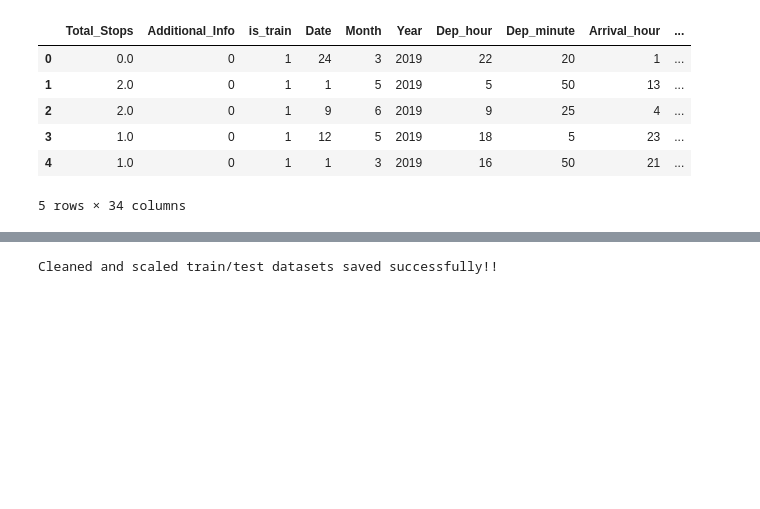
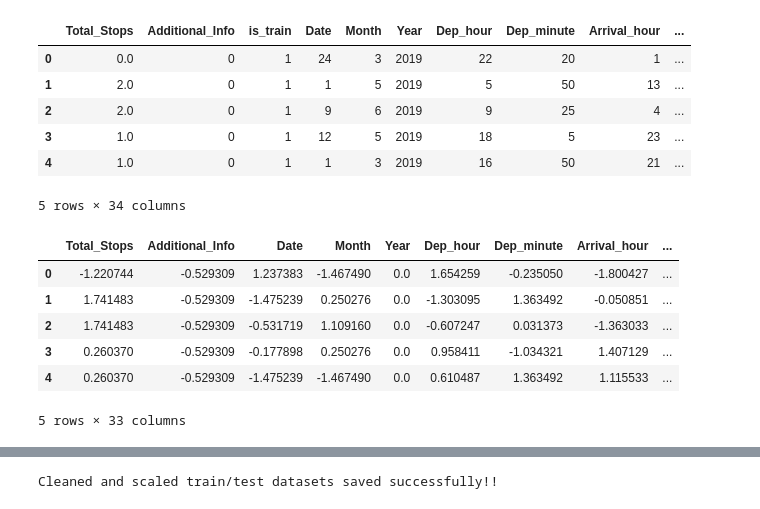
Before and after one commit to jishnuuverse/fds_project_flight-fare, a Jupyter notebook: dataset_flight/flight_fare.ipynb, the cells around one changed output, grey strips where cells are left out. Drawn from its saved outputs; the diff is of its cells as text; code cells hidden in the pictures; blank space fills up the shorter version.

```diff
--- a/dataset_flight/flight_fare.ipynb
+++ b/dataset_flight/flight_fare.ipynb
@@ -346,3 +346,26 @@ Note: you may need to restart the kernel to use updated packages.
 | 3 | 1.0 | 0 | 1 | 12 | 5 | 2019 | 18 | 5 | 23 | ... |
 | 4 | 1.0 | 0 | 1 | 1 | 3 | 2019 | 16 | 50 | 21 | ... |
 5 rows × 34 columns
+# %%
+from sklearn.preprocessing import StandardScaler
+import pandas as pd
+
+train_clean = df[df['is_train'] == 1].drop('is_train', axis=1)
+test_clean = df[df['is_train'] == 0].drop('is_train', axis=1)
+
+scaler = StandardScaler()
+X_train = scaler.fit_transform(train_clean)
+X_test = scaler.transform(test_clean)
+
+X_train_df = pd.DataFrame(X_train, columns=train_clean.columns)
+X_test_df = pd.DataFrame(X_test, columns=test_clean.columns)
+# %%
+X_train_df.head()
+# %% [output]
+|  | Total_Stops | Additional_Info | Date | Month | Year | Dep_hour | Dep_minute | Arrival_hour | ... |
+| 0 | -1.220744 | -0.529309 | 1.237383 | -1.467490 | 0.0 | 1.654259 | -0.235050 | -1.800427 | ... |
+| 1 | 1.741483 | -0.529309 | -1.475239 | 0.250276 | 0.0 | -1.303095 | 1.363492 | -0.050851 | ... |
+| 2 | 1.741483 | -0.529309 | -0.531719 | 1.109160 | 0.0 | -0.607247 | 0.031373 | -1.363033 | ... |
+| 3 | 0.260370 | -0.529309 | -0.177898 | 0.250276 | 0.0 | 0.958411 | -1.034321 | 1.407129 | ... |
+| 4 | 0.260370 | -0.529309 | -1.475239 | -1.467490 | 0.0 | 0.610487 | 1.363492 | 1.115533 | ... |
+5 rows × 33 columns
```
Also changed, not shown: parts of 7 cells of this notebook, 2 other files.
